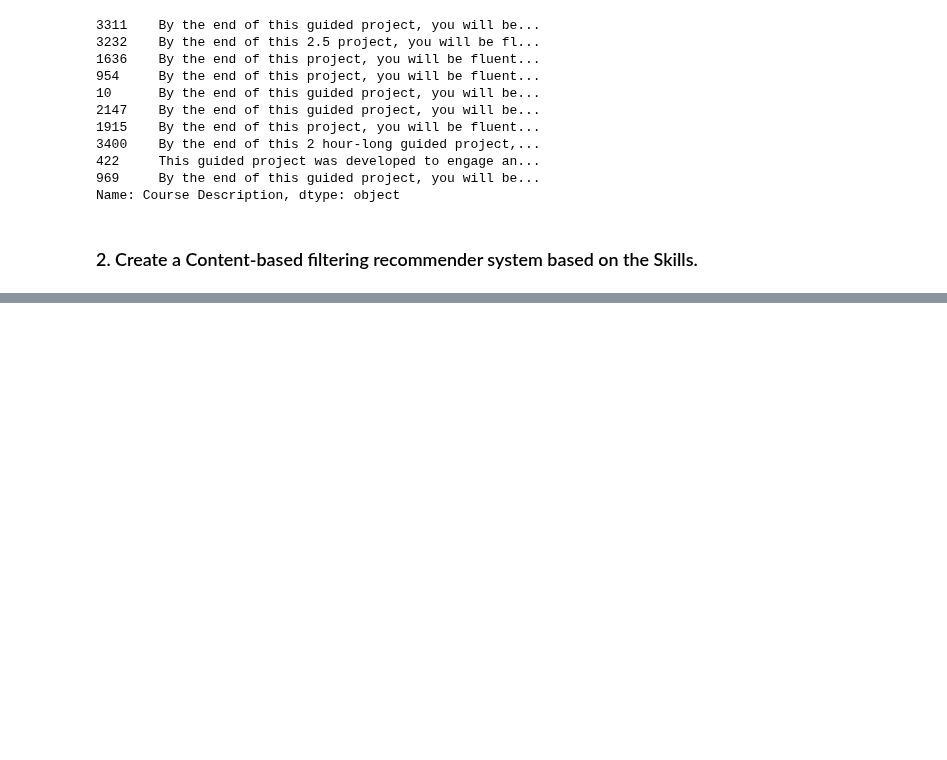
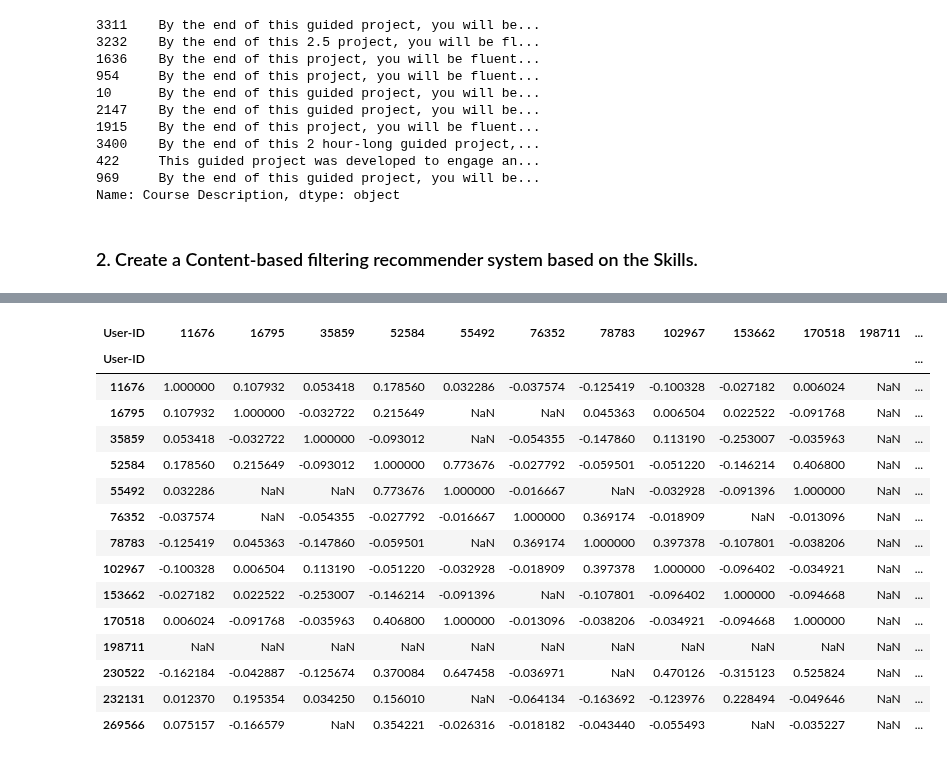
Before and after one commit to jeff0167/Data_And_Things, a Jupyter notebook: Exercises in Recommender systems.ipynb, the cells around one changed output, grey strips where cells are left out. Drawn from its saved outputs; the diff is of its cells as text; code cells hidden in the pictures; blank space fills up the shorter version.

```diff
--- a/Exercises in Recommender systems.ipynb
+++ b/Exercises in Recommender systems.ipynb
@@ -179,0 +416,2 @@ KeyError: 'Drama  Comedy  peering  screenwriting  film  Document Review  dialogu
+# %%
+user_books_count = books_read_df.T.notnull().sum()
@@ -179,0 +434,4 @@ KeyError: 'Drama  Comedy  peering  screenwriting  film  Document Review  dialogu
+# %%
+user_books_count = user_books_count.reset_index()
+user_books_count.columns = ["User-ID", "book_count"]
+user_books_count
@@ -179,0 +484,3 @@ KeyError: 'Drama  Comedy  peering  screenwriting  film  Document Review  dialogu
+# %%
+user_same_books = user_books_count[user_books_count["book_count"] > (len(random_user_books_read)*10)/100]["User-ID"]
+user_same_books
@@ -179,0 +503,3 @@ KeyError: 'Drama  Comedy  peering  screenwriting  film  Document Review  dialogu
+# %%
+final_df = movies_watched_df[books_read_df.index.isin(user_same_books)]
+final_df
@@ -179,0 +524,20 @@ KeyError: 'Drama  Comedy  peering  screenwriting  film  Document Review  dialogu
+# %%
+corr_df = final_df.T.corr()
+corr_df
+# %% [output]
+| User-ID | 11676 | 16795 | 35859 | 52584 | 55492 | 76352 | 78783 | 102967 | 153662 | 170518 | 198711 | ... |
+| User-ID |  |  |  |  |  |  |  |  |  |  |  | ... |
+| 11676 | 1.000000 | 0.107932 | 0.053418 | 0.178560 | 0.032286 | -0.037574 | -0.125419 | -0.100328 | -0.027182 | 0.006024 | NaN | ... |
+| 16795 | 0.107932 | 1.000000 | -0.032722 | 0.215649 | NaN | NaN | 0.045363 | 0.006504 | 0.022522 | -0.091768 | NaN | ... |
+| 35859 | 0.053418 | -0.032722 | 1.000000 | -0.093012 | NaN | -0.054355 | -0.147860 | 0.113190 | -0.253007 | -0.035963 | NaN | ... |
+| 52584 | 0.178560 | 0.215649 | -0.093012 | 1.000000 | 0.773676 | -0.027792 | -0.059501 | -0.051220 | -0.146214 | 0.406800 | NaN | ... |
+| 55492 | 0.032286 | NaN | NaN | 0.773676 | 1.000000 | -0.016667 | NaN | -0.032928 | -0.091396 | 1.000000 | NaN | ... |
+| 76352 | -0.037574 | NaN | -0.054355 | -0.027792 | -0.016667 | 1.000000 | 0.369174 | -0.018909 | NaN | -0.013096 | NaN | ... |
+| 78783 | -0.125419 | 0.045363 | -0.147860 | -0.059501 | NaN | 0.369174 | 1.000000 | 0.397378 | -0.107801 | -0.038206 | NaN | ... |
+| 102967 | -0.100328 | 0.006504 | 0.113190 | -0.051220 | -0.032928 | -0.018909 | 0.397378 | 1.000000 | -0.096402 | -0.034921 | NaN | ... |
+| 153662 | -0.027182 | 0.022522 | -0.253007 | -0.146214 | -0.091396 | NaN | -0.107801 | -0.096402 | 1.000000 | -0.094668 | NaN | ... |
+| 170518 | 0.006024 | -0.091768 | -0.035963 | 0.406800 | 1.000000 | -0.013096 | -0.038206 | -0.034921 | -0.094668 | 1.000000 | NaN | ... |
+| 198711 | NaN | NaN | NaN | NaN | NaN | NaN | NaN | NaN | NaN | NaN | NaN | ... |
+| 230522 | -0.162184 | -0.042887 | -0.125674 | 0.370084 | 0.647458 | -0.036971 | NaN | 0.470126 | -0.315123 | 0.525824 | NaN | ... |
+| 232131 | 0.012370 | 0.195354 | 0.034250 | 0.156010 | NaN | -0.064134 | -0.163692 | -0.123976 | 0.228494 | -0.049646 | NaN | ... |
+| 269566 | 0.075157 | -0.166579 | NaN | 0.354221 | -0.026316 | -0.018182 | -0.043440 | -0.055493 | NaN | -0.035227 | NaN | ... |
```
Also changed, not shown: parts of 53 cells of this notebook, 1 other file.
